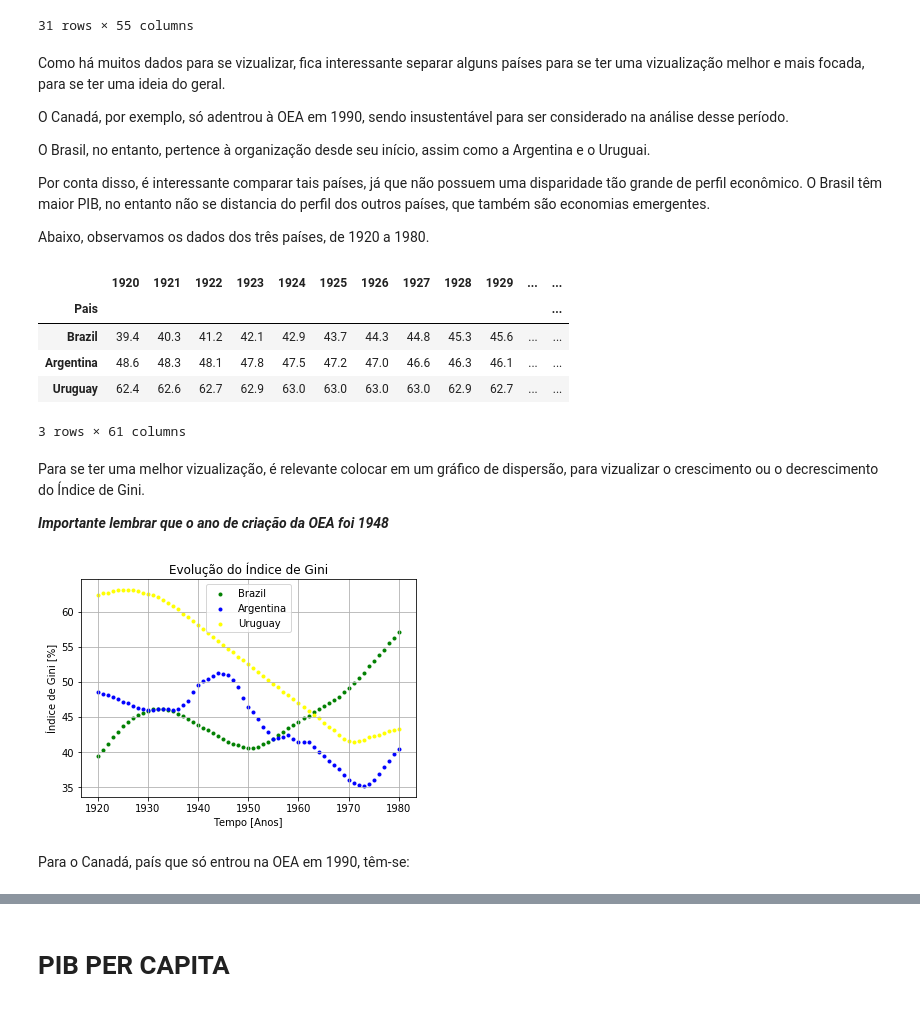
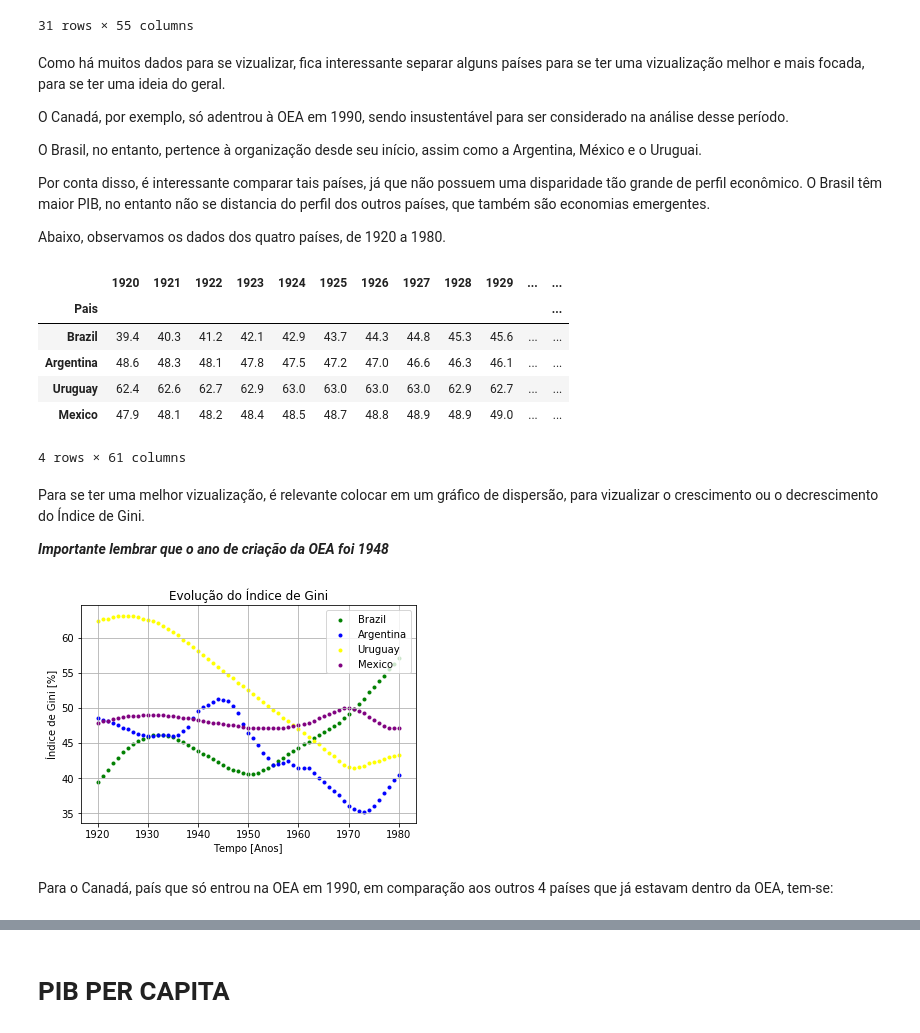
Before and after one commit to williamars/Ciencia-dos-Dados---P1, a Jupyter notebook: Rascunho P1 - William Silva.ipynb, the cells around one changed output, grey strips where cells are left out. Saved outputs shown, nothing was run; the diff lists cells and outputs as text; code cells hidden in the pictures.

```diff
--- a/Rascunho P1 - William Silva.ipynb
+++ b/Rascunho P1 - William Silva.ipynb
@@ -181,20 +172,21 @@ Como há muitos dados para se vizualizar, fica interessante separar alguns país
 
 O Canadá, por exemplo, só adentrou à OEA em 1990, sendo insustentável para ser considerado na análise desse período.
 
-O Brasil, no entanto, pertence à organização desde seu início, assim como a Argentina e o Uruguai.
+O Brasil, no entanto, pertence à organização desde seu início, assim como a Argentina, México e o Uruguai.
 
 Por conta disso, é interessante comparar tais países, já que não possuem uma disparidade tão grande de perfil econômico. O Brasil têm maior PIB, no entanto não se distancia do perfil dos outros países, que também são economias emergentes.
 
-Abaixo, observamos os dados dos três países, de 1920 a 1980.
+Abaixo, observamos os dados dos quatro países, de 1920 a 1980.
 # %%
-gini_oea.iloc[:, 120:181].loc[["Brazil", "Argentina", "Uruguay"]]
+gini_oea.iloc[:, 120:181].loc[["Brazil", "Argentina", "Uruguay", "Mexico"]]
 # %% [output]
 |  | 1920 | 1921 | 1922 | 1923 | 1924 | 1925 | 1926 | 1927 | 1928 | 1929 | ... | ... |
 | Pais |  |  |  |  |  |  |  |  |  |  |  | ... |
 | Brazil | 39.4 | 40.3 | 41.2 | 42.1 | 42.9 | 43.7 | 44.3 | 44.8 | 45.3 | 45.6 | ... | ... |
 | Argentina | 48.6 | 48.3 | 48.1 | 47.8 | 47.5 | 47.2 | 47.0 | 46.6 | 46.3 | 46.1 | ... | ... |
 | Uruguay | 62.4 | 62.6 | 62.7 | 62.9 | 63.0 | 63.0 | 63.0 | 63.0 | 62.9 | 62.7 | ... | ... |
+| Mexico | 47.9 | 48.1 | 48.2 | 48.4 | 48.5 | 48.7 | 48.8 | 48.9 | 48.9 | 49.0 | ... | ... |
-3 rows × 61 columns
+4 rows × 61 columns
 # %% [markdown]
 Para se ter uma melhor vizualização, é relevante colocar em um gráfico de dispersão, para vizualizar o crescimento ou o decrescimento do Índice de Gini.
 
@@ -204,39 +196,46 @@ Para se ter uma melhor vizualização, é relevante colocar em um gráfico de di
 br = gini_oea.iloc[:, 120:181].loc[["Brazil"]]
 ar = gini_oea.iloc[:, 120:181].loc[["Argentina"]]
 ur = gini_oea.iloc[:, 120:181].loc[["Uruguay"]]
+me = gini_oea.iloc[:, 120:181].loc[["Mexico"]]
 
 # Pegar os anos (colunas)
-coluna = gini_oea.iloc[:, 120:181].loc[["Brazil", "Argentina", "Uruguay"]]
+coluna = gini_oea.iloc[:, 120:181].loc[["Brazil", "Argentina", "Uruguay", "Mexico"]]
 colunas = []
 for i in coluna:
     colunas.append(i)
 
 # Pegando os valores de gini do Brasil
 gini_brazil = []
 for i in np.arange(0,len(colunas),1):
     gini_brazil.append(float(br[colunas[i]]))
 
 # Pegando os valores de gini da Argentina
 gini_argentina = []
 for i in np.arange(0,len(colunas),1):
     gini_argentina.append(float(ar[colunas[i]]))
 
 # Pegando os valores de gini do Uruguai
 gini_uruguay = []
 for i in np.arange(0,len(colunas),1):
     gini_uruguay.append(float(ur[colunas[i]]))
 
+# Pegando os valores de gini do Mexico
+gini_mexico = []
+for i in np.arange(0, len(colunas), 1):
+    gini_mexico.append(float(me[colunas[i]]))
+
 # Plotando o gráfico da evolução do Índice de Gini no decorrer dos anos
 plt.scatter(colunas, gini_brazil, c='green', marker='.', label='Brazil')
 plt.scatter(colunas, gini_argentina, c='blue', marker='.', label='Argentina')
 plt.scatter(colunas, gini_uruguay, c='yellow', marker='.', label='Uruguay')
+plt.scatter(colunas, gini_mexico, c='purple', marker='.', label="Mexico")
 plt.title("Evolução do Índice de Gini")
 plt.xlabel("Tempo [Anos]")
 plt.ylabel("Índice de Gini [%]")
 plt.legend()
 plt.grid(True)
 plt.show()
 # %% [output]
-[figure, old version]
+[figure, new version]
 # %% [markdown]
-Para o Canadá, país que só entrou na OEA em 1990, têm-se:
+Para o Canadá, país que só entrou na OEA em 1990, em comparação aos outros 4 países que já estavam dentro da OEA, tem-se:
```
Also changed, not shown: parts of 12 cells of this notebook.
